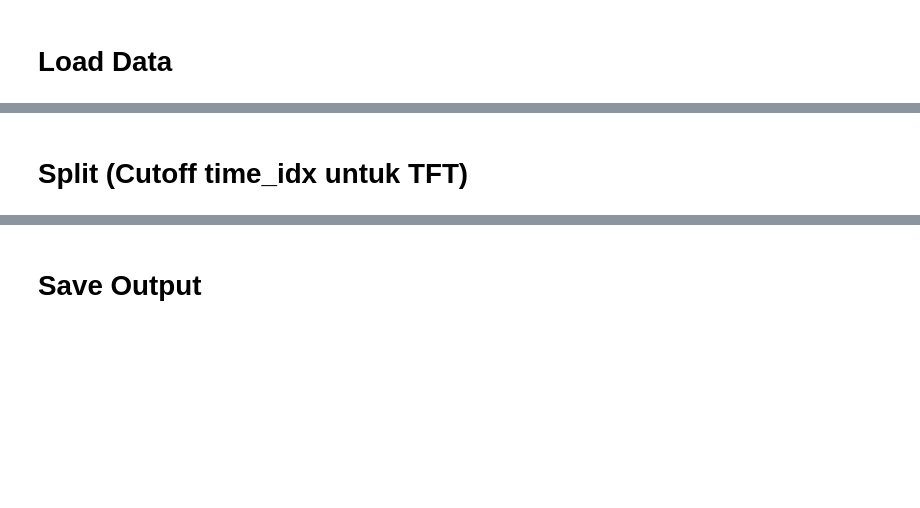
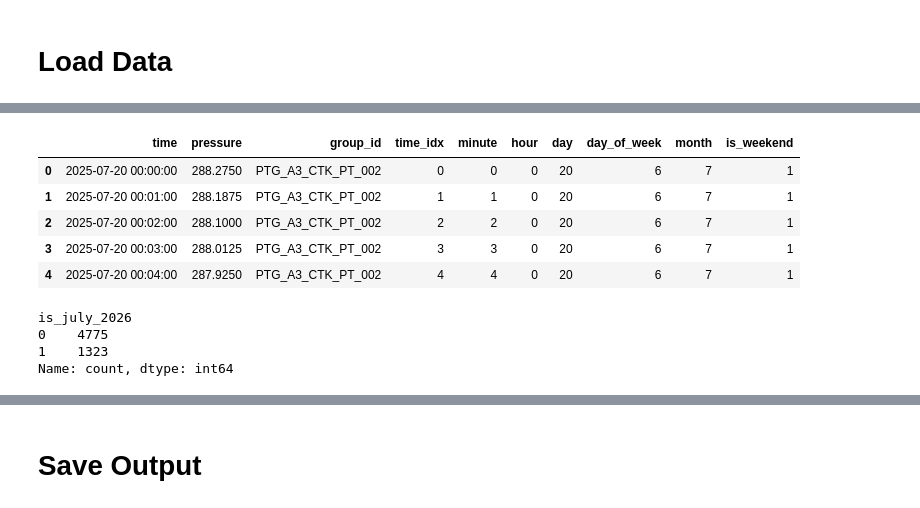
Before and after one commit to Integrated-Monitoring-System/IMS-Model-Forecasting, a Jupyter notebook: Temporal Fusion Transformer/preprocessing.ipynb, the cells around one changed output, grey strips where cells are left out. Cells and saved outputs as stored; diff of their text form; code cells hidden in the pictures; blank space fills up the shorter version.

```diff
--- a/Temporal Fusion Transformer/preprocessing.ipynb
+++ b/Temporal Fusion Transformer/preprocessing.ipynb
@@ -180,11 +213,17 @@ check
 # %%
-fig, axes = plt.subplots(len(cfg.target_cols), 1, figsize=(14, 3 * len(cfg.target_cols)), sharex=True)
-for ax, col in zip(axes, cfg.target_cols):
-    for key, g in df.groupby("_group_key"):
-        g = g.sort_values(cfg.datetime_col)
-        ax.plot(g[cfg.datetime_col], g[col], label=str(key), alpha=0.7, linewidth=0.8)
-    ax.set_ylabel(col)
-    ax.legend(fontsize=8)
-axes[0].set_title("Data setelah cleaning (siap untuk TFT)")
-plt.tight_layout()
-plt.show()
+# gabungkan kembali untuk membuat time_idx kontinu
+tft_df = pd.concat([train_df, july_df]).sort_index().copy()
+
+# reset index
+tft_df = tft_df.reset_index()
+
+# rename
+tft_df = tft_df.rename(columns={'timestamp': 'time'})
+
+# group id (karena hanya 1 sensor)
+tft_df['group_id'] = 'PTG_A3_CTK_PT_002'
+
+# time_idx kontinu mulai dari 0
+tft_df['time_idx'] = np.arange(len(tft_df))
+
+tft_df.head()
@@ -191,11 +237,29 @@ plt.show()
-# %% [markdown]
-# Split (Cutoff time_idx untuk TFT)
 # %%
-cutoffs = compute_split_cutoffs(df, cfg)
-cutoffs
+tft_df['minute'] = tft_df['time'].dt.minute
+tft_df['hour'] = tft_df['time'].dt.hour
+tft_df['day'] = tft_df['time'].dt.day
+tft_df['day_of_week'] = tft_df['time'].dt.dayofweek
+tft_df['month'] = tft_df['time'].dt.month
+tft_df['is_weekend'] = (tft_df['day_of_week'] >= 5).astype(int)
+
+tft_df.head()
+# %% [output]
+|  | time | pressure | group_id | time_idx | minute | hour | day | day_of_week | month | is_weekend |
+| 0 | 2025-07-20 00:00:00 | 288.2750 | PTG_A3_CTK_PT_002 | 0 | 0 | 0 | 20 | 6 | 7 | 1 |
+| 1 | 2025-07-20 00:01:00 | 288.1875 | PTG_A3_CTK_PT_002 | 1 | 1 | 0 | 20 | 6 | 7 | 1 |
+| 2 | 2025-07-20 00:02:00 | 288.1000 | PTG_A3_CTK_PT_002 | 2 | 2 | 0 | 20 | 6 | 7 | 1 |
+| 3 | 2025-07-20 00:03:00 | 288.0125 | PTG_A3_CTK_PT_002 | 3 | 3 | 0 | 20 | 6 | 7 | 1 |
+| 4 | 2025-07-20 00:04:00 | 287.9250 | PTG_A3_CTK_PT_002 | 4 | 4 | 0 | 20 | 6 | 7 | 1 |
 # %%
-train, val, test = make_reference_split(df, cutoffs, cfg)
-print(f"Train (referensi EDA) : {train.shape}")
-print(f"Val   (referensi EDA) : {val.shape}")
-print(f"Test  (referensi EDA) : {test.shape}")
+tft_df['is_july_2026'] = (
+    (tft_df['time'] >= JULY_START) &
+    (tft_df['time'] <= JULY_END)
+).astype(int)
+
+print(tft_df['is_july_2026'].value_counts())
+# %% [output]
+is_july_2026
+0    4775
+1    1323
+Name: count, dtype: int64
 # %%
```
Also changed, not shown: parts of 27 cells of this notebook, 5 other files.
